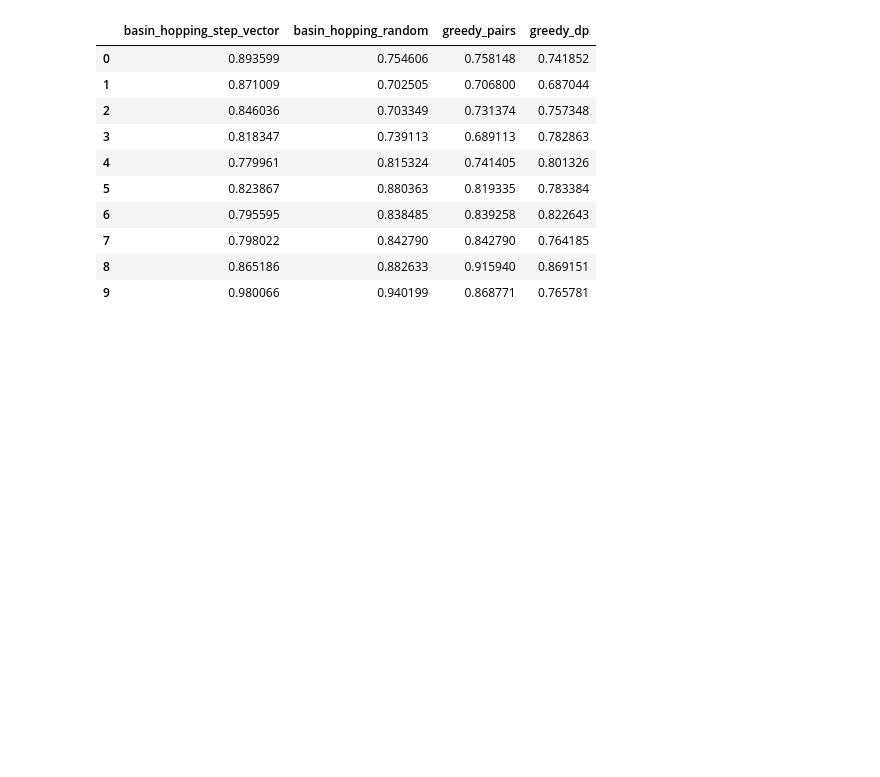
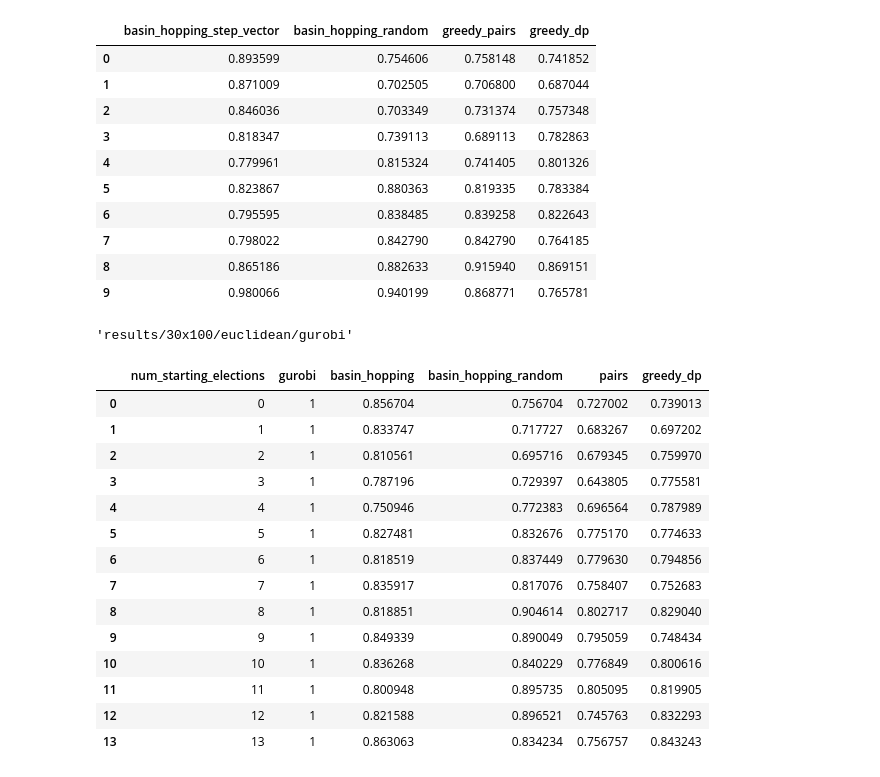
Before and after one commit to Janix4000/holes-in-elections, a Jupyter notebook: approval_l1/comparison.ipynb, the cells around one changed output. Drawn from its saved outputs; the diff is of its cells as text; code cells hidden in the pictures; blank space fills up the shorter version.

```diff
--- a/approval_l1/comparison.ipynb
+++ b/approval_l1/comparison.ipynb
@@ -352,3 +359,50 @@ pd.DataFrame(metrics)
 | 7 | 0.798022 | 0.842790 | 0.842790 | 0.764185 |
 | 8 | 0.865186 | 0.882633 | 0.915940 | 0.869151 |
 | 9 | 0.980066 | 0.940199 | 0.868771 | 0.765781 |
+# %%
+results_dir
+# %% [output]
+'results/30x100/euclidean/gurobi'
+# %%
+solvers_ids = [
+    'basin_hopping', 'basin_hopping_random', 'pairs', 'greedy_dp'
+]
+
+reports = [pd.read_csv(file) for file in [os.path.join('results/30x100/euclidean/', solver_id, 'report.csv') for solver_id in solvers_ids]]
+# %%
+to_join = []
+
+for report, solver_id in zip(reports, solvers_ids):
+    report['solver'] = solver_id
+    to_join.append(report)
+
+report = pd.concat(to_join)
+# %%
+report = report.groupby(['solver', 'num_starting_elections']).sum().reset_index()
+times = {solver_id: list(report[report.solver == solver_id].execution_time) for solver_id in solvers_ids}
+times['num_starting_elections'] = list(range(14))
+times['gurobi'] = np.cumsum(np.array(gurobi_report['execution_time'])[::-1])[::-1]
+pd.DataFrame(times)[['num_starting_elections', 'gurobi', 'basin_hopping',	'basin_hopping_random',	'pairs',	'greedy_dp']]
+# %%
+report = report.groupby(['solver', 'num_starting_elections']).sum().reset_index()
+gurobi = np.cumsum(np.array(gurobi_report['distance'])[::-1])[::-1]
+times = {solver_id: np.array(report[report.solver == solver_id].distance) / gurobi for solver_id in solvers_ids}
+times['gurobi'] = 1
+times['num_starting_elections'] = list(range(14))
+pd.DataFrame(times)[['num_starting_elections', 'gurobi', 'basin_hopping',	'basin_hopping_random',	'pairs',	'greedy_dp']]
+# %% [output]
+|  | num_starting_elections | gurobi | basin_hopping | basin_hopping_random | pairs | greedy_dp |
+| 0 | 0 | 1 | 0.856704 | 0.756704 | 0.727002 | 0.739013 |
+| 1 | 1 | 1 | 0.833747 | 0.717727 | 0.683267 | 0.697202 |
+| 2 | 2 | 1 | 0.810561 | 0.695716 | 0.679345 | 0.759970 |
+| 3 | 3 | 1 | 0.787196 | 0.729397 | 0.643805 | 0.775581 |
+| 4 | 4 | 1 | 0.750946 | 0.772383 | 0.696564 | 0.787989 |
+| 5 | 5 | 1 | 0.827481 | 0.832676 | 0.775170 | 0.774633 |
+| 6 | 6 | 1 | 0.818519 | 0.837449 | 0.779630 | 0.794856 |
+| 7 | 7 | 1 | 0.835917 | 0.817076 | 0.758407 | 0.752683 |
+| 8 | 8 | 1 | 0.818851 | 0.904614 | 0.802717 | 0.829040 |
+| 9 | 9 | 1 | 0.849339 | 0.890049 | 0.795059 | 0.748434 |
+| 10 | 10 | 1 | 0.836268 | 0.840229 | 0.776849 | 0.800616 |
+| 11 | 11 | 1 | 0.800948 | 0.895735 | 0.805095 | 0.819905 |
+| 12 | 12 | 1 | 0.821588 | 0.896521 | 0.745763 | 0.832293 |
+| 13 | 13 | 1 | 0.863063 | 0.834234 | 0.756757 | 0.843243 |
```
Also changed, not shown: parts of 4 cells of this notebook, 3 other files.
